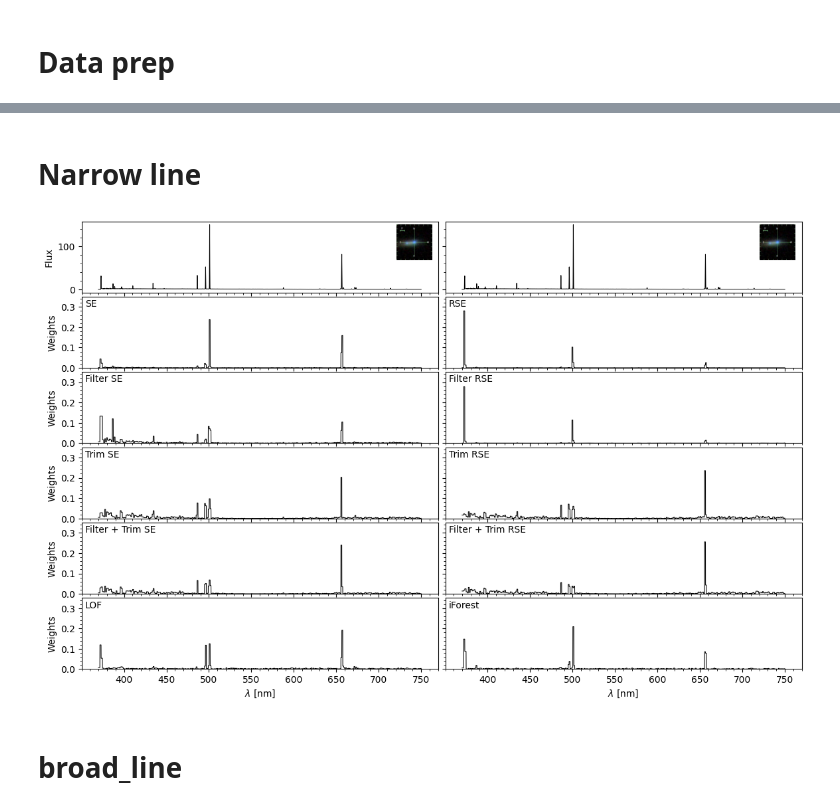
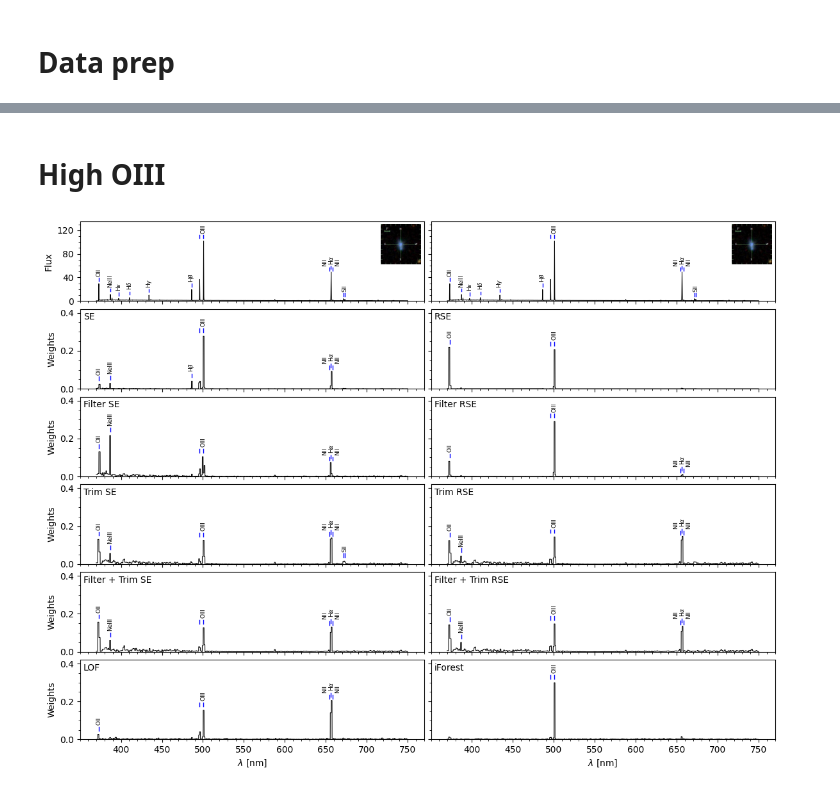
Before and after one commit to ed-ortizm/xai-astronomy, a Jupyter notebook: thesis/03_explain_same.ipynb, the cells around one changed output, grey strips where cells are left out. Cells and saved outputs as stored; diff of their text form; code cells hidden in the pictures.

Commit message:
feature: create figure with explanations of a common anomaly to all 10 scores

```diff
--- a/thesis/03_explain_same.ipynb
+++ b/thesis/03_explain_same.ipynb
@@ -62,19 +62,19 @@ def plot_same_anomaly_explanations(
     wave_nm: np.ndarray,
     image: np.ndarray,
     line_configs: dict,
-    spec_ylim,
-    spec_yticks,
+    spec_y_config: dict,
     xai_config: dict = {"y_lim": (0, 1.35), "y_ticks": [0, 0.5, 1]},
     text_dict={"x": 0.01, "y": 0.9, "ha": "left", "va": "center"},
     bbox_to_anchor=(0.695, 0.52, 0.5, 0.5),
-    figsize=(14, 8.75),
+    figsize=(14, 3.5*3),
     lw_dict: dict = {"spec": 0.75, "xai": 0.75},
 ):
 
     spectrum = data["spectrum"]
 
     fig, axs = plt.subplots(6, 2, sharex=True, figsize=figsize)
-
+    spec_ylim = spec_y_config["ylim"]
+    spec_yticks = spec_y_config.get("yticks", None)
     # Map the scores to their respective rows and columns
     scores_layout = [
         ("SE", "RSE"),  # Row 1
@@ -644,20 +597,17 @@ Processing anomaly: broad_bad_sky_substraction
-# %% [markdown]
-# Narrow line
+# %% [markdown]
+# High OIII
 # %%
-anomaly_name = "narrow_line"
+anomaly_name = "0044"
 data = xai_common_dict[anomaly_name]
 spectrum = data["spectrum"]
 image = img_common_dict[anomaly_name]
-xai_config = {"y_lim": (0, 0.35), "y_ticks": [0, 0.1, 0.2, 0.3]}
-# spec_ylim = (-5, 190)
-# spec_yticks = range(0, 181, 60)
-spec_ylim = None
-spec_yticks = None
+xai_config = {"y_lim": (0, 0.42), "y_ticks": [0, 0.2, 0.4]}
+spec_y_config = {"ylim": (0, 135), "yticks": range(0, 121, 40)}
 lw_dict: dict = {"spec": 0.75, "xai": 0.75}
 # Base configuration for explanations
 base_exp_config = {
-    "indicator_starts": 0.06,
-    "indicator_height": 0.07,
+    "indicator_starts": 0.02,
+    "indicator_height": 0.02,
     "delta": 1,
     "fontsize": 6.5,
 }
@@ -668,52 +618,63 @@ line_configs = {
         "indicator_height": 5,
         "delta": 1,
         "fontsize": 6.5,
-        "active_lines": [],
+        "active_lines": [
+            "OII", "NeIII", "H_epsilon", "H_delta", "H_gamma", "H_beta",
+            "OIII", "H_alpha", "SII"
+        ],
     },
     # line indicators for explanations
     "SE": {
         **base_exp_config,
-        "active_lines": [],
+        "active_lines": ["OII", "NeIII", "H_beta", "OIII", "H_alpha"],
     },
     "Filter SE": {
         **base_exp_config,
-        "active_lines": [],
+        "active_lines": ["OII", "NeIII", "OIII", "H_alpha"],
     },
     "Trim SE": {
         **base_exp_config,
-        "active_lines": [],
+        "active_lines": ["OII", "NeIII", "OIII", "H_alpha", "SII"],
     },
     "Filter + Trim SE": {
         **base_exp_config,
-        "active_lines": [],
+        "active_lines": ["OII", "NeIII", "OIII", "H_alpha"],
     },
-    "LOF": {**base_exp_config, "active_lines": [""]},
-    "RSE": {**base_exp_config, "active_lines": [""]},
-    "Filter RSE": {**base_exp_config, "active_lines": []},
+    "LOF": {
+        **base_exp_config,
+        "active_lines": ["OII", "OIII", "H_alpha"]
+    },
+    "RSE": {
+        **base_exp_config,
+        "active_lines": ["OII", "OIII"]}
+    ,
+    "Filter RSE": {
+        **base_exp_config,
+        "active_lines": ["OII", "OIII", "H_alpha"]
+    },
     "Trim RSE": {
         **base_exp_config,
-        "active_lines": [],
+        "active_lines": ["OII", "NeIII", "OIII", "H_alpha"],
     },
     "Filter + Trim RSE": {
         **base_exp_config,
-        "active_lines": [],
+        "active_lines": ["OII", "NeIII", "OIII", "H_alpha"],
     },
-    "iForest": {**base_exp_config, "active_lines": []},
+    "iForest": {**base_exp_config, "active_lines": ["OIII"]},
 }
 
 fig, axs = plot_same_anomaly_explanations(
     data=data,
     wave_nm=wave_nm,
     line_configs=line_configs,
-    spec_ylim=spec_ylim,
-    spec_yticks=spec_yticks,
+    spec_y_config=spec_y_config,
     lw_dict=lw_dict,
     image=image,
     xai_config=xai_config,
 )
 
-plt.subplots_adjust(hspace=0.06, wspace=0.02)
+plt.subplots_adjust(hspace=0.1, wspace=0.02)
+# save fig
+fig.savefig(f"{ch_5_dir}/common_xai_{anomaly_name}.pdf", bbox_inches="tight")
 # %% [output]
-[figure, old version]
+[figure, new version]
-# %% [markdown]
-# broad_line
```
Also changed, not shown: parts of 14 cells of this notebook.
